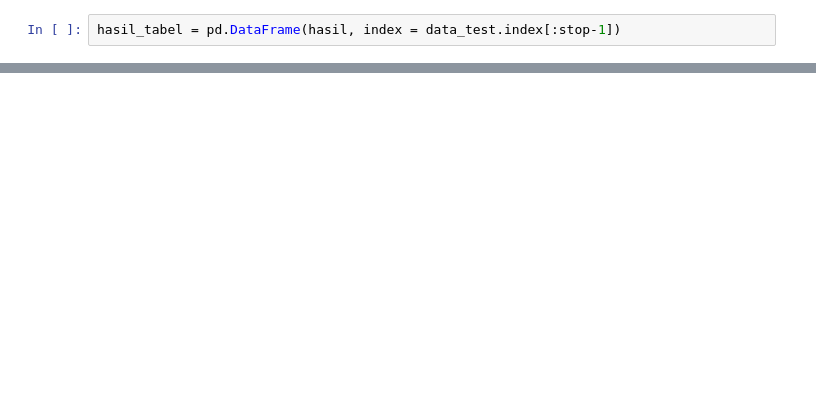
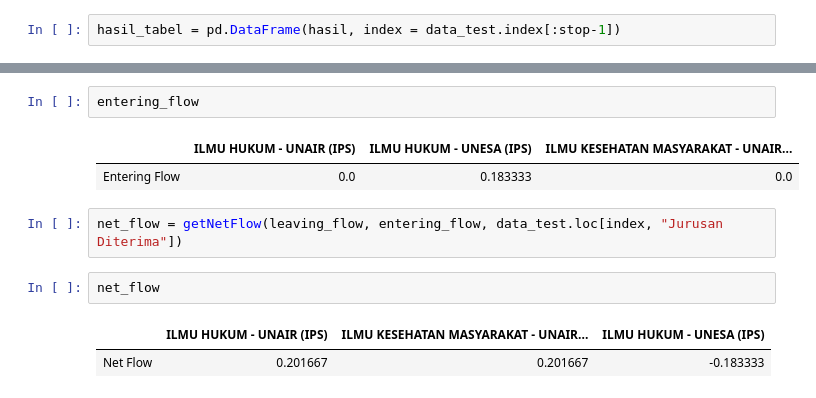
Before and after one commit to jamalakbara/tugas-akhir-dss, a Jupyter notebook: py-prog-ta/PROMETHEE.ipynb, the cells around one changed output, grey strips where cells are left out. Cells and saved outputs as stored; diff of their text form; blank space fills up the shorter version.

```diff
--- a/py-prog-ta/PROMETHEE.ipynb
+++ b/py-prog-ta/PROMETHEE.ipynb
@@ -454,0 +552,12 @@ for index in hasil_tabel.index:
+# %%
+entering_flow
+# %% [output]
+|  | ILMU HUKUM - UNAIR (IPS) | ILMU HUKUM - UNESA (IPS) | ILMU KESEHATAN MASYARAKAT - UNAIR... |
+| Entering Flow | 0.0 | 0.183333 | 0.0 |
+# %%
+net_flow = getNetFlow(leaving_flow, entering_flow, data_test.loc[index, "Jurusan Diterima"])
+# %%
+net_flow
+# %% [output]
+|  | ILMU HUKUM - UNAIR (IPS) | ILMU KESEHATAN MASYARAKAT - UNAIR... | ILMU HUKUM - UNESA (IPS) |
+| Net Flow | 0.201667 | 0.201667 | -0.183333 |
```
Also changed, not shown: parts of 27 cells of this notebook, 14 other files.
